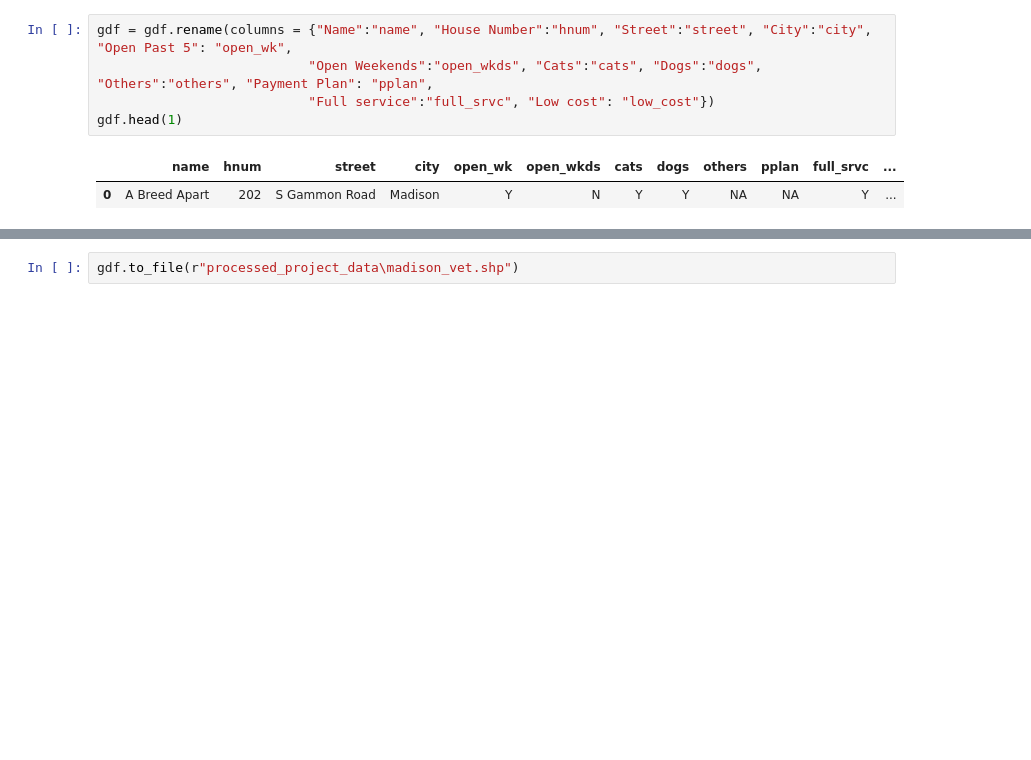
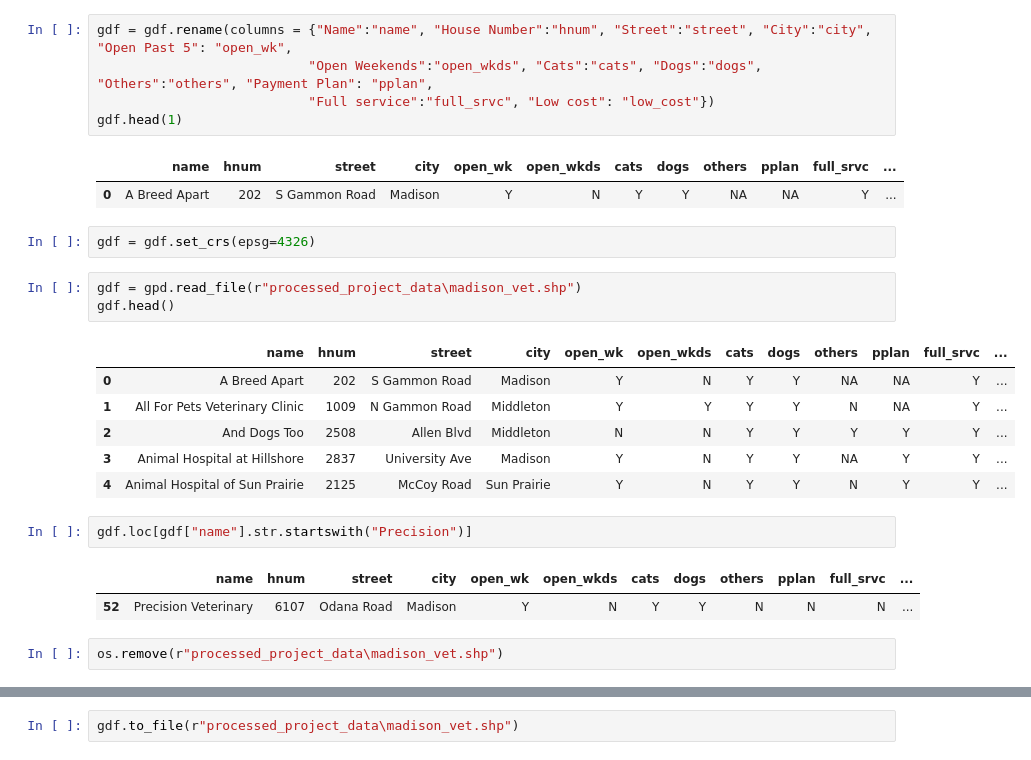
Before and after one commit to Sidrcs/vet_clinics_db, a Jupyter notebook: csv_to_shapefile.ipynb, the cells around one changed output, grey strips where cells are left out. Cells and saved outputs as stored; diff of their text form; blank space fills up the shorter version.

Commit message:
Corrected CRS madison_vet update
1. Created a new backup file

```diff
--- a/csv_to_shapefile.ipynb
+++ b/csv_to_shapefile.ipynb
@@ -61,3 +77,22 @@ gdf.head(1)
 # %% [output]
 |  | name | hnum | street | city | open_wk | open_wkds | cats | dogs | others | pplan | full_srvc | ... |
 | 0 | A Breed Apart | 202 | S Gammon Road | Madison | Y | N | Y | Y | NA | NA | Y | ... |
+# %%
+gdf = gdf.set_crs(epsg=4326)
+# %%
+gdf = gpd.read_file(r"processed_project_data\madison_vet.shp")
+gdf.head()
+# %% [output]
+|  | name | hnum | street | city | open_wk | open_wkds | cats | dogs | others | pplan | full_srvc | ... |
+| 0 | A Breed Apart | 202 | S Gammon Road | Madison | Y | N | Y | Y | NA | NA | Y | ... |
+| 1 | All For Pets Veterinary Clinic | 1009 | N Gammon Road | Middleton | Y | Y | Y | Y | N | NA | Y | ... |
+| 2 | And Dogs Too | 2508 | Allen Blvd | Middleton | N | N | Y | Y | Y | Y | Y | ... |
+| 3 | Animal Hospital at Hillshore | 2837 | University Ave | Madison | Y | N | Y | Y | NA | Y | Y | ... |
+| 4 | Animal Hospital of Sun Prairie | 2125 | McCoy Road | Sun Prairie | Y | N | Y | Y | N | Y | Y | ... |
+# %%
+gdf.loc[gdf["name"].str.startswith("Precision")]
+# %% [output]
+|  | name | hnum | street | city | open_wk | open_wkds | cats | dogs | others | pplan | full_srvc | ... |
+| 52 | Precision Veterinary | 6107 | Odana Road | Madison | Y | N | Y | Y | N | N | N | ... |
+# %%
+os.remove(r"processed_project_data\madison_vet.shp")
```
Also changed, not shown: parts of 6 cells of this notebook, 24 other files.
